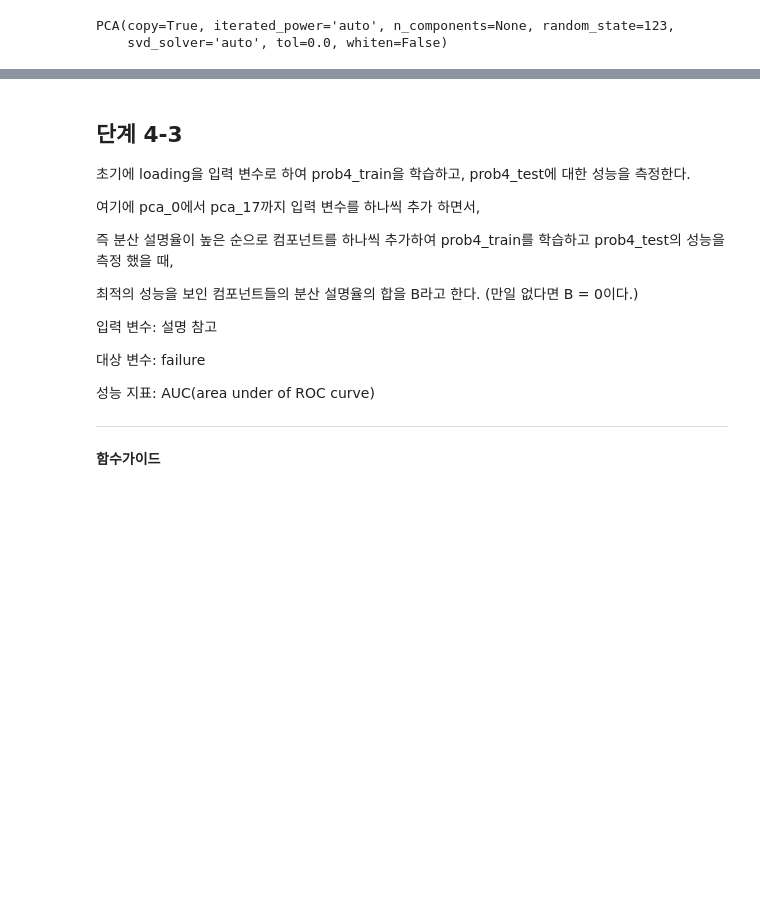
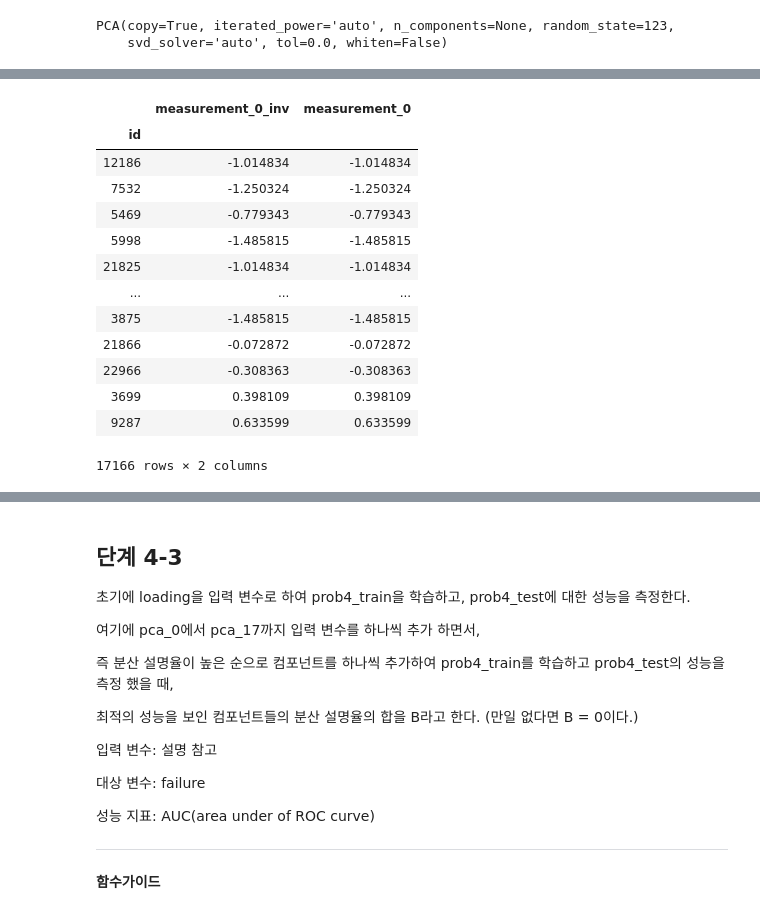
Before and after one commit to sunkusun9/DS_lv3_2410_2, a Jupyter notebook: sec_ds_lv3_prob1_prob.ipynb, the cells around one changed output, grey strips where cells are left out. Cells and saved outputs as stored; diff of their text form; code cells hidden in the pictures; blank space fills up the shorter version.

```diff
--- a/sec_ds_lv3_prob1_prob.ipynb
+++ b/sec_ds_lv3_prob1_prob.ipynb
@@ -1372,0 +1435,21 @@ df_cov
+# %%
+# 역변환: PCA 원래의 값으로 변환도 가능합니다.
+pd.concat([
+    (df_prob4_train[X_comp].dot(df_comp['measurement_0'].values) + df_prob4_train['measurement_0'].mean()).rename('measurement_0_inv'),
+    df_prob4_train['measurement_0']
+], axis=1)
+# %% [output]
+|  | measurement_0_inv | measurement_0 |
+| id |  |  |
+| 12186 | -1.014834 | -1.014834 |
+| 7532 | -1.250324 | -1.250324 |
+| 5469 | -0.779343 | -0.779343 |
+| 5998 | -1.485815 | -1.485815 |
+| 21825 | -1.014834 | -1.014834 |
+| ... | ... | ... |
+| 3875 | -1.485815 | -1.485815 |
+| 21866 | -0.072872 | -0.072872 |
+| 22966 | -0.308363 | -0.308363 |
+| 3699 | 0.398109 | 0.398109 |
+| 9287 | 0.633599 | 0.633599 |
+17166 rows × 2 columns
```
Also changed, not shown: parts of 118 cells of this notebook.
